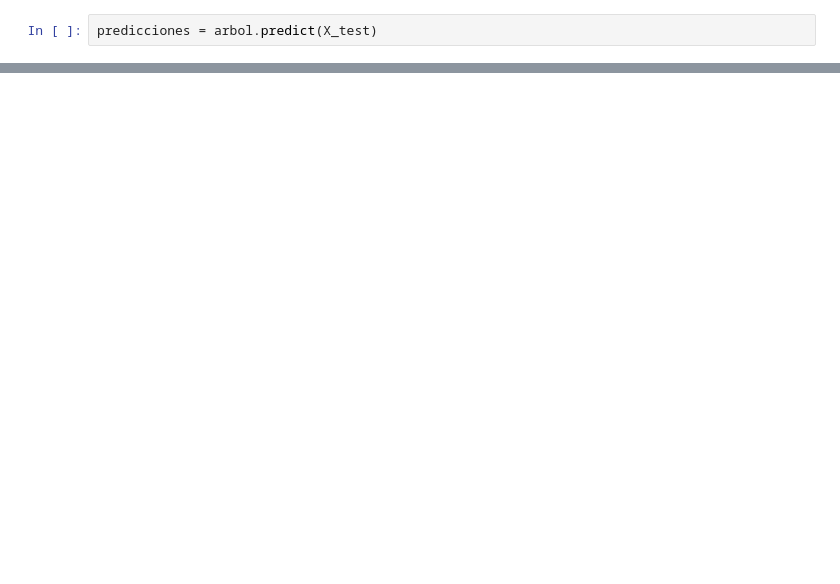
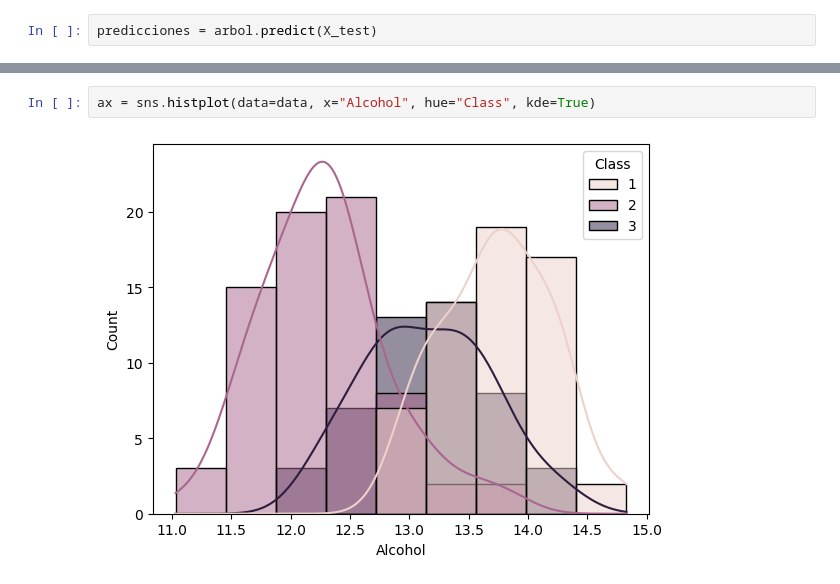
Before and after one commit to FreddyEscorcia/arboles_decisiones, a Jupyter notebook: Arboles.ipynb, the cells around one changed output, grey strips where cells are left out. Drawn from its saved outputs; the diff is of its cells as text; blank space fills up the shorter version.

```diff
--- a/Arboles.ipynb
+++ b/Arboles.ipynb
@@ -106,0 +120,4 @@ accuracy
+# %%
+ax = sns.histplot(data=data, x="Alcohol", hue="Class", kde=True)
+# %% [output]
+[figure, added]
```
Also changed, not shown: parts of 7 cells of this notebook.
